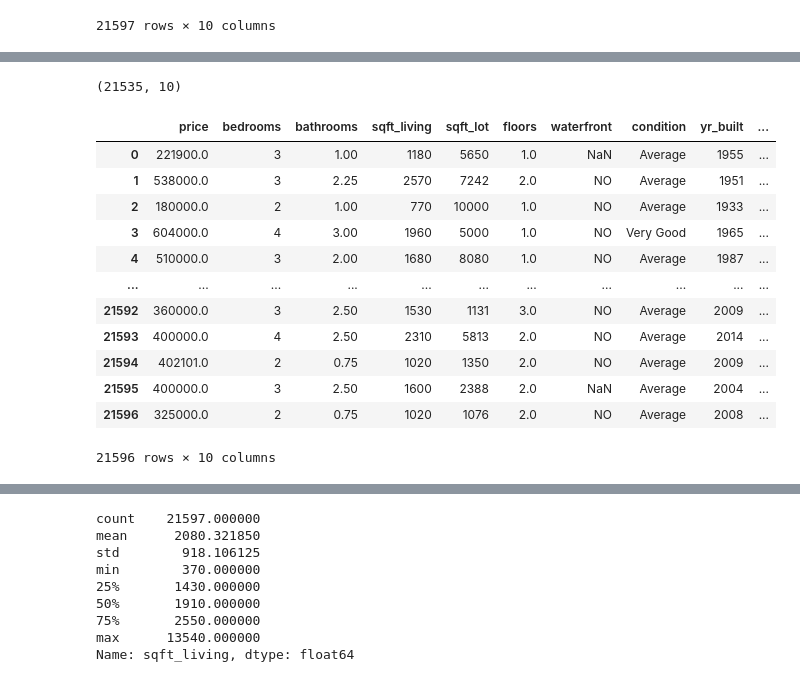
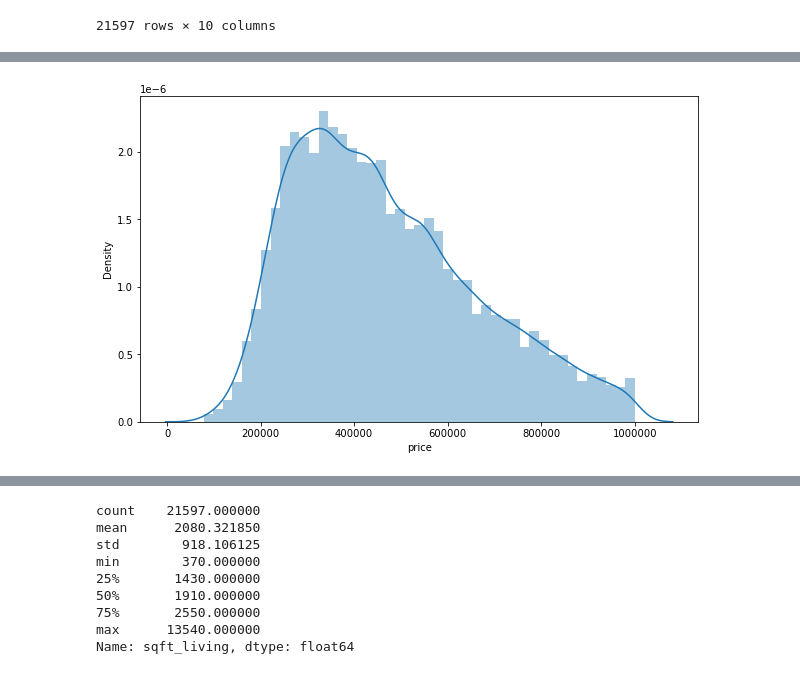
Before and after one commit to axoaxonic/green-housing-dev-analysis-project, a Jupyter notebook: development-notebooks/raul_scratch_code.ipynb, the cells around one changed output, grey strips where cells are left out. Cells and saved outputs as stored; diff of their text form; code cells hidden in the pictures.

```diff
--- a/development-notebooks/raul_scratch_code.ipynb
+++ b/development-notebooks/raul_scratch_code.ipynb
@@ -110,0 +109,5 @@ df_simple.shape
+# %%
+# I cut off the graph up to 1,000,000 in order to use it later for a higher degree of linear regression.
+# The highest value in price is up to a little less than $8,000,000
+p = df_simple.loc[df_simple['price'] <= 1_000_000]
+p
@@ -111 +128,9 @@ df_simple.shape
+# %%
+fig, ax = plt.subplots(figsize=(10, 6))
+sns.distplot( a=p['price'], hist=True)
+
+# this turns of scientific notation for numerical vals
+plt.gcf().axes[0].xaxis.get_major_formatter().set_scientific(False)
+# %% [output]
+[figure, added]
 # %%
@@ -113,20 +137,0 @@ i = df_simple.loc[df_simple['bedrooms'] <= 6]
-# %%
-i.shape
-# %% [output]
-(21535, 10)
-# %%
-df_simple.drop(15856)
-# %% [output]
-|  | price | bedrooms | bathrooms | sqft_living | sqft_lot | floors | waterfront | condition | yr_built | ... |
-| 0 | 221900.0 | 3 | 1.00 | 1180 | 5650 | 1.0 | NaN | Average | 1955 | ... |
-| 1 | 538000.0 | 3 | 2.25 | 2570 | 7242 | 2.0 | NO | Average | 1951 | ... |
-| 2 | 180000.0 | 2 | 1.00 | 770 | 10000 | 1.0 | NO | Average | 1933 | ... |
-| 3 | 604000.0 | 4 | 3.00 | 1960 | 5000 | 1.0 | NO | Very Good | 1965 | ... |
-| 4 | 510000.0 | 3 | 2.00 | 1680 | 8080 | 1.0 | NO | Average | 1987 | ... |
-| ... | ... | ... | ... | ... | ... | ... | ... | ... | ... | ... |
-| 21592 | 360000.0 | 3 | 2.50 | 1530 | 1131 | 3.0 | NO | Average | 2009 | ... |
-| 21593 | 400000.0 | 4 | 2.50 | 2310 | 5813 | 2.0 | NO | Average | 2014 | ... |
-| 21594 | 402101.0 | 2 | 0.75 | 1020 | 1350 | 2.0 | NO | Average | 2009 | ... |
-| 21595 | 400000.0 | 3 | 2.50 | 1600 | 2388 | 2.0 | NaN | Average | 2004 | ... |
-| 21596 | 325000.0 | 2 | 0.75 | 1020 | 1076 | 2.0 | NO | Average | 2008 | ... |
-21596 rows × 10 columns
```
Also changed, not shown: parts of 27 cells of this notebook.
